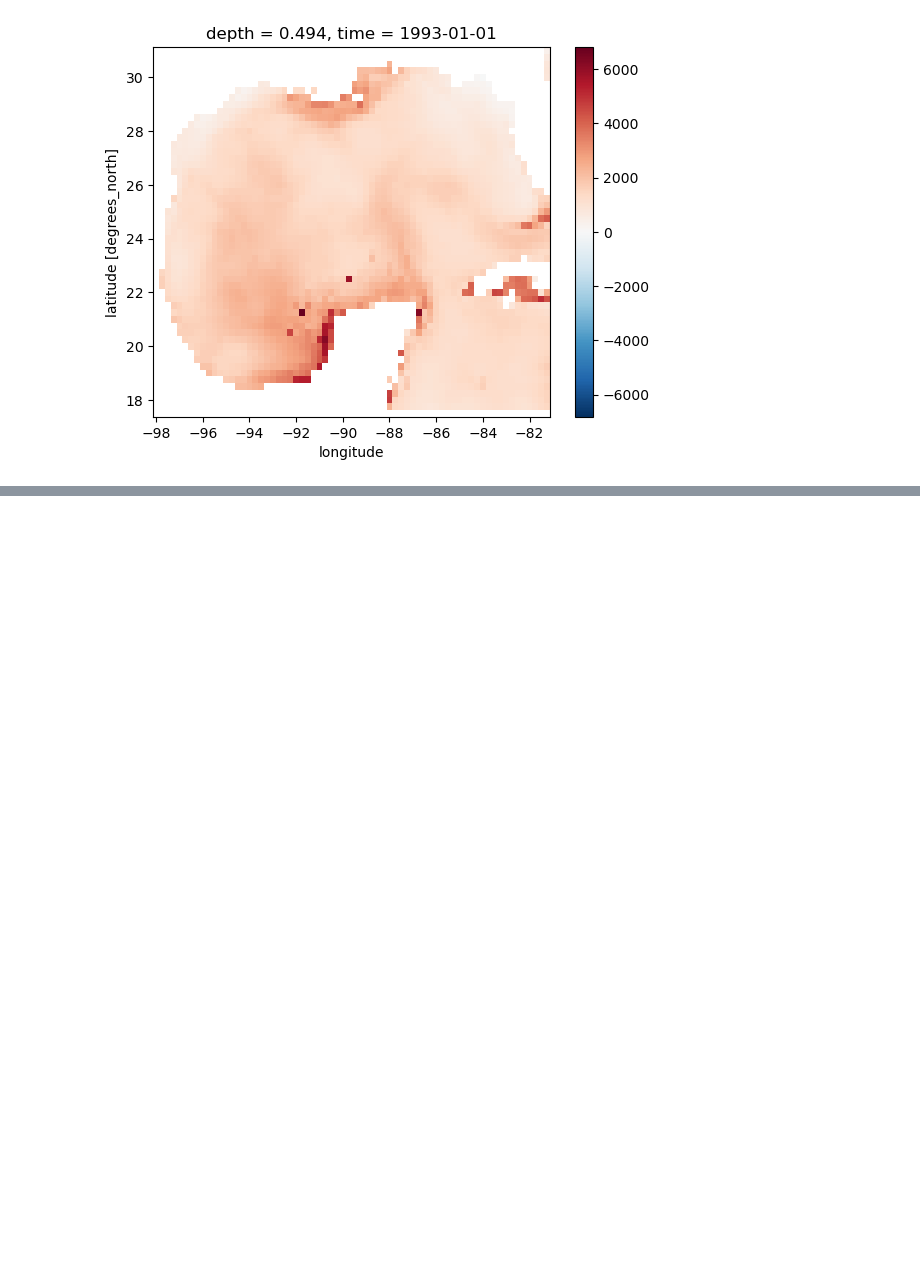
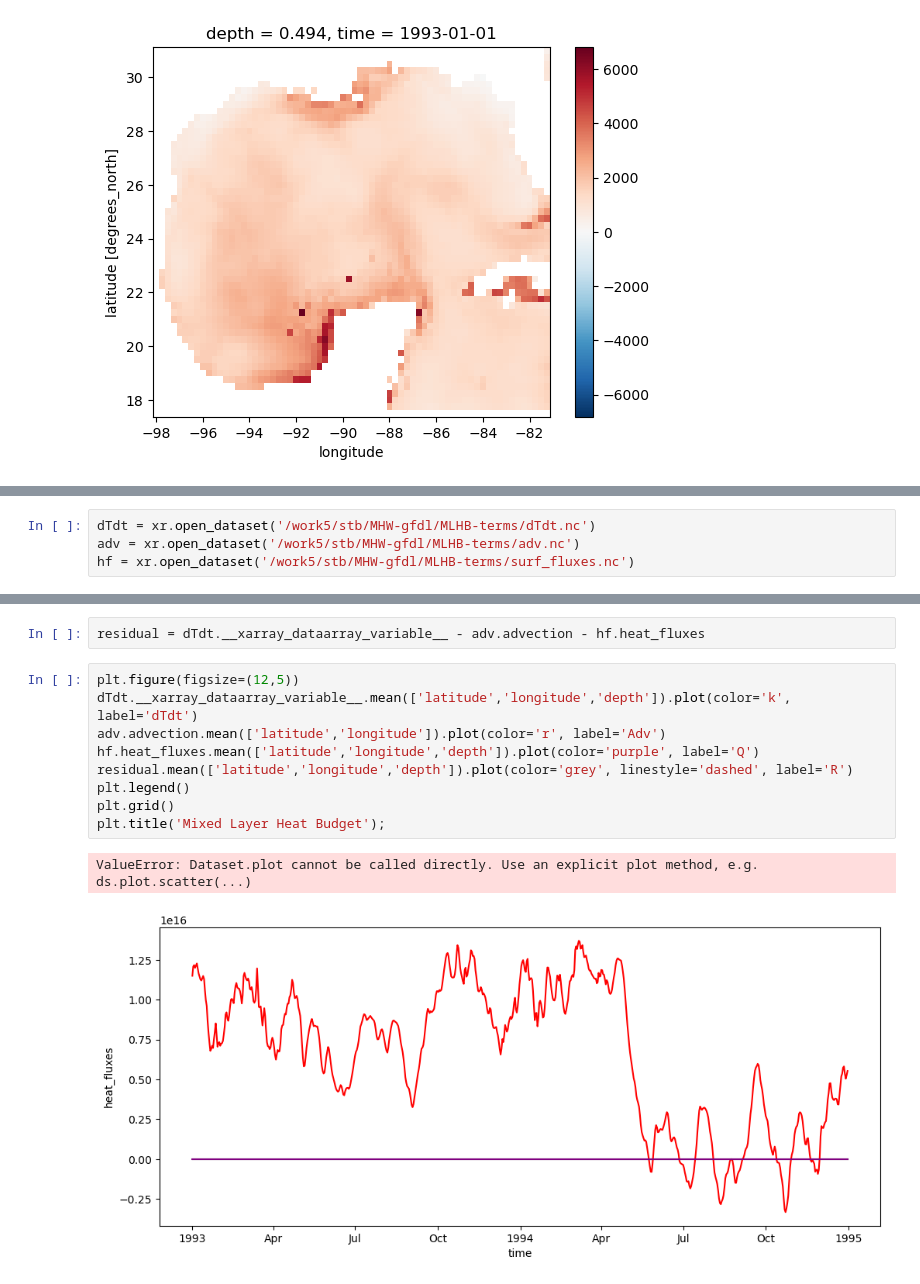
Before and after one commit to shanicetbailey/MHW-gfdl, a Jupyter notebook: 07-MLHB.ipynb, the cells around one changed output, grey strips where cells are left out. Drawn from its saved outputs; the diff is of its cells as text; blank space fills up the shorter version.

Commit message:
plotted a mlhb, not correct but a start

```diff
--- a/07-MLHB.ipynb
+++ b/07-MLHB.ipynb
@@ -1239,0 +1250,4 @@ third_term.rename('heat_fluxes').to_netcdf('/work5/stb/MHW-gfdl/MLHB-terms/surf_
+# %%
+dTdt = xr.open_dataset('/work5/stb/MHW-gfdl/MLHB-terms/dTdt.nc')
+adv = xr.open_dataset('/work5/stb/MHW-gfdl/MLHB-terms/adv.nc')
+hf = xr.open_dataset('/work5/stb/MHW-gfdl/MLHB-terms/surf_fluxes.nc')
@@ -1239,0 +1290,14 @@ third_term.rename('heat_fluxes').to_netcdf('/work5/stb/MHW-gfdl/MLHB-terms/surf_
+# %%
+residual = dTdt.__xarray_dataarray_variable__ - adv.advection - hf.heat_fluxes
+# %%
+plt.figure(figsize=(12,5))
+dTdt.__xarray_dataarray_variable__.mean(['latitude','longitude','depth']).plot(color='k', label='dTdt')
+adv.advection.mean(['latitude','longitude']).plot(color='r', label='Adv')
+hf.heat_fluxes.mean(['latitude','longitude','depth']).plot(color='purple', label='Q')
+residual.mean(['latitude','longitude','depth']).plot(color='grey', linestyle='dashed', label='R')
+plt.legend()
+plt.grid()
+plt.title('Mixed Layer Heat Budget');
+# %% [output]
+ValueError: Dataset.plot cannot be called directly. Use an explicit plot method, e.g. ds.plot.scatter(...)
+[figure, added]
```
Also changed, not shown: parts of 8 cells of this notebook.
